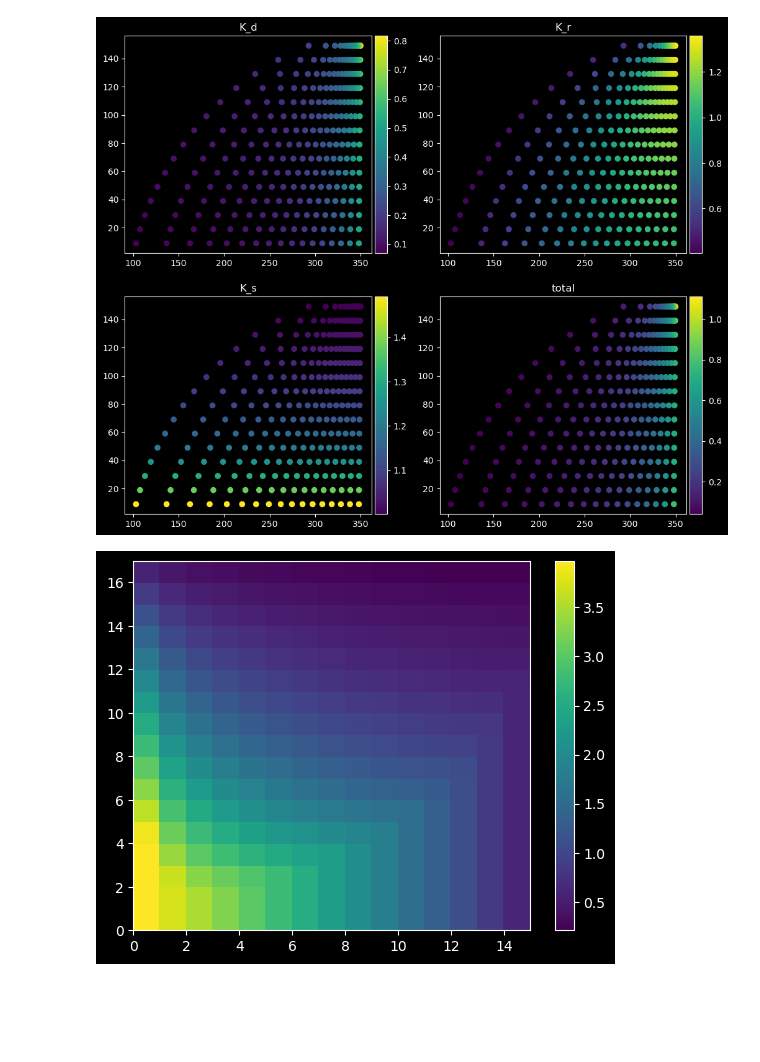
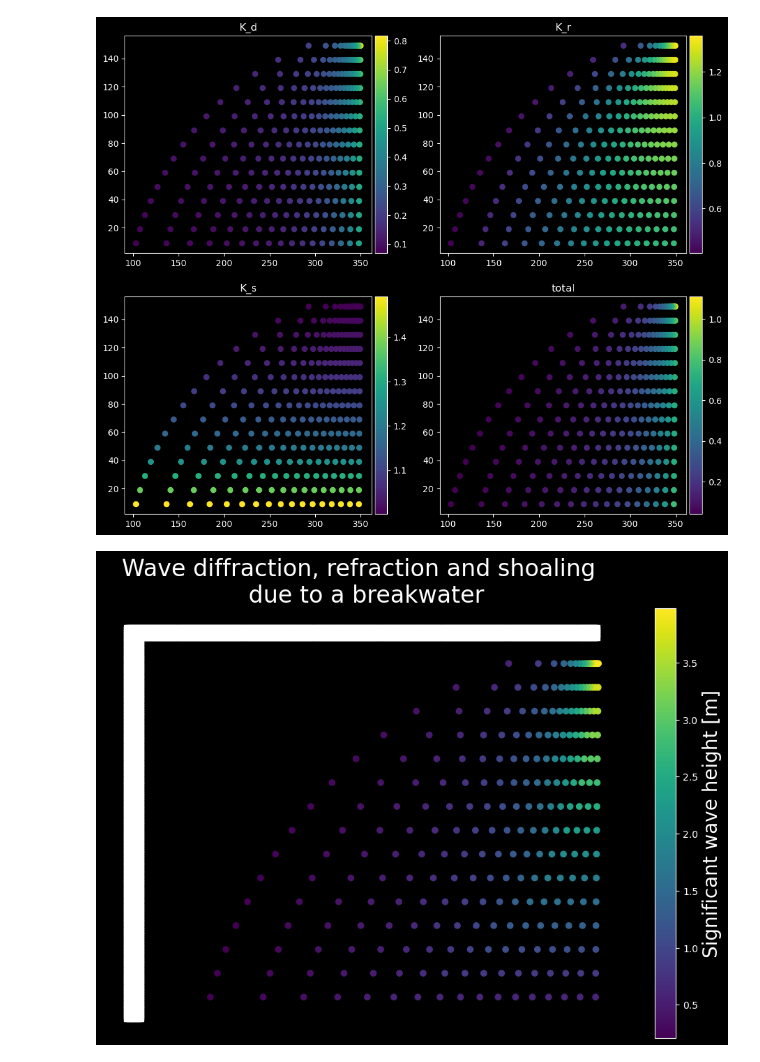
Before and after one commit to javitausia/mathematicaINpython, a Jupyter notebook: K_dique.ipynb, the cells around one changed output. Drawn from its saved outputs; the diff is of its cells as text; code cells hidden in the pictures; blank space fills up the shorter version.

Commit message:
wave propagation to shore completed

```diff
--- a/K_dique.ipynb
+++ b/K_dique.ipynb
@@ -174,9 +174,24 @@ for k_coef, ax in zip(['K_d','K_r','K_s','total'], axes.reshape(-1)):
 plt.show()
 # %% [output]
 [figure]
-# %%
-plt.pcolor(h_values_mat)
-plt.colorbar()
-plt.show()
-# %% [output]
-[figure, removed]
+# %%
+fig, ax = plt.subplots(figsize=(12,8))
+col = ax.scatter(
+    y0-y_values,x0-np.repeat(np.arange(1,x0,dx).reshape(1,-1),len(dirs),axis=0).reshape(-1),
+    c=h_values_mat.reshape(-1),
+    # s = 5 if k_coef!='total' else 100,
+    # marker = '.' if k_coef!='total' else 's'
+)
+ax.scatter(np.repeat(np.arange(50,60).reshape(1,-1),160,axis=0).reshape(-1),
+           np.repeat(np.arange(160),10),
+           c='white',marker='s')
+ax.scatter(np.repeat(np.arange(50,350).reshape(1,-1),5,axis=0).reshape(-1),
+           np.repeat(np.arange(160,165),300),
+           c='white',marker='s')
+cbar = fig.colorbar(col)
+cbar.set_label('Significant wave height [m]',fontsize=20)
+ax.set_title('Wave diffraction, refraction and shoaling \n due to a breakwater',fontsize=24)
+ax.axis('off')
+plt.show()
+# %% [output]
+[figure, added]
```
